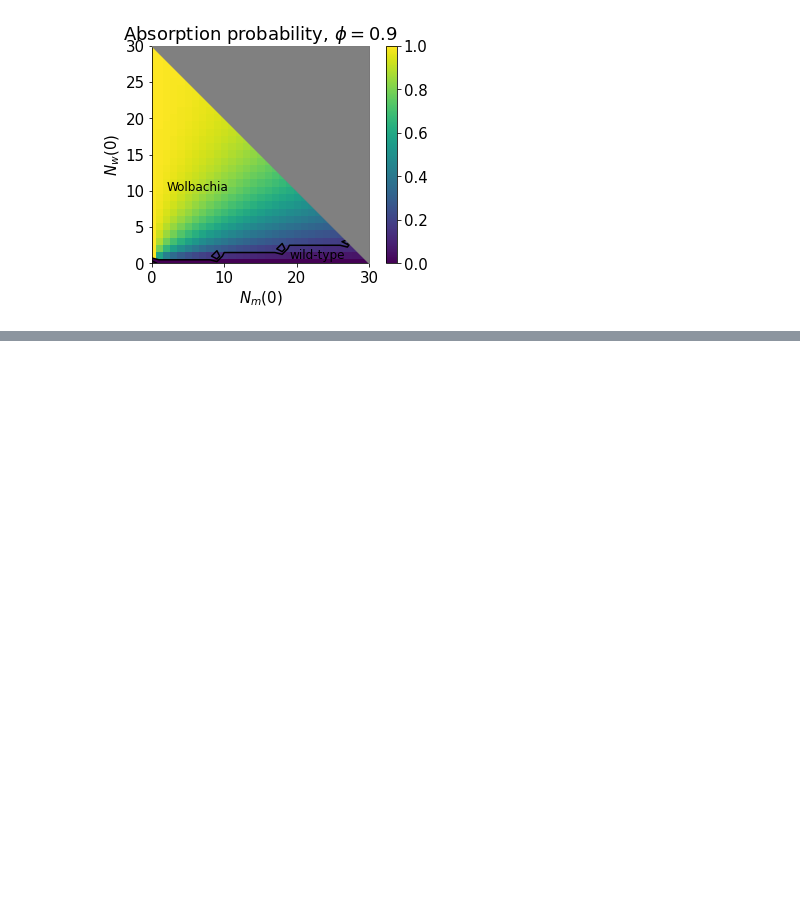
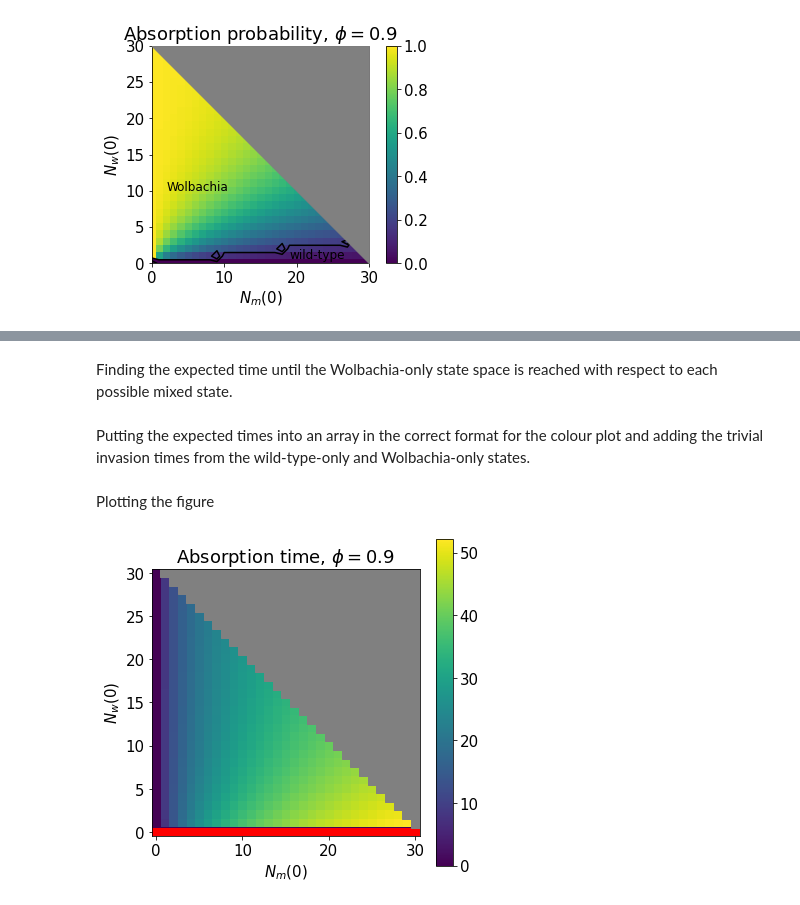
Before and after one commit to ahb48/Wolbachia_invasion_households, a Jupyter notebook: Figure_10.ipynb, the cells around one changed output, grey strips where cells are left out. Saved outputs shown, nothing was run; the diff lists cells and outputs as text; code cells hidden in the pictures; blank space fills up the shorter version.

```diff
--- a/Figure_10.ipynb
+++ b/Figure_10.ipynb
@@ -17,12 +18,14 @@ import importlib
 import Rate_transitions
 import Finding_dictionary_keys
 import Prob_absorb_to_each
+import Time_absorb_wild_states
 import Hughes_model
 
 get_transition = Rate_transitions.get_transition_Hughes
 find_keys = Finding_dictionary_keys.find_keys
 prob_reach_absorb = Prob_absorb_to_each.prob_reach_absorb_Hughes
 F = Hughes_model.F_hughes
+absorb_time_wolb = Time_absorb_wild_states.absorb_time_wolb_Hughes
 
 # scripts autosave, so no need to re-run code chunk after making changes
 %load_ext autoreload
@@ -121,0 +130,51 @@ plt.savefig('bifurcation_color_map_v1.pdf', bbox_inches='tight')  # saves figure
+# %% [markdown]
+Finding the expected time until the Wolbachia-only state space is reached with respect to each possible mixed state.
+# %%
+invade_time = absorb_time_wolb(max_pop,np.ones(n_transient),params_dict) # fincing the escpected invasion times
+# %% [markdown]
+Putting the expected times into an array in the correct format for the colour plot and adding the trivial invasion times from the wild-type-only and Wolbachia-only states.
+# %%
+col_map_time = np.zeros((max_pop+1,max_pop+1))  # initialing array for all the invasion times
+
+for k in range(n_transient):    # looping over all the mixed/ transient states
+    # setting the index of the current invasion probability corresponding to the intial state
+    indx1, indx2 = trans_dict[k]
+    col_map_time[indx1,indx2] = invade_time[k]  # recording the expcted invasion time
+
+for i in range(max_pop):  # looping over the wild-type/ Wolbachia-only state space
+    # invasion time starting from a wild-type only state is infinite
+    # (we just use a place holder here and colout accordingly in the figure)
+    col_map_time[i+1,0] = 0
+    col_map_time[0,i+1] = 0  # expected invasion time from a Wolbachia-only state is 0
+# %% [markdown]
+Plotting the figure
+# %%
+matplotlib.rcParams.update({'font.size': 15})   # font size
+plt.figure(figsize=(6, 6))                      # figure size
+
+Z = np.transpose(col_map_time)    # change to right way round
+my_cmap = plt.cm.viridis          # colour scheme
+num_levels = 100000
+my_cmap = ListedColormap(my_cmap(np.linspace(0, 1, num_levels)))   # define how fine a colour scale want
+plt.imshow(Z, cmap=my_cmap, interpolation='nearest', origin='lower')  # produces colour plot
+plt.xlabel('$N_m(0)$')  # x label
+plt.ylabel('$N_w(0)$')  # y label
+
+# highlights the specific squares with a red rectangle
+# this is to denote the initial states over which the expected time to invasion is infinite
+highlight_row, highlight_col = 0, 0
+rect = Rectangle((highlight_col - 0.5, highlight_row - 0.5), 31, 1, facecolor='red')
+current_axes = plt.gca()          # saves current axes
+current_axes.add_patch(rect)      # adds rectangle
+
+# colours the squares corresponding to the state space that is out of bounds grey
+for i in range(max_pop):   # looping over the y axis
+    highlight_row, highlight_col = max_pop-i,1+i
+    rect = Rectangle((highlight_col - 0.5, highlight_row - 0.5), max_pop, 1, edgecolor='gray', facecolor='gray')
+    current_axes.add_patch(rect)    # adds the rectangle
+
+plt.colorbar()    # adds colour bar
+plt.title('Absorption time, $\phi=${}'.format(phi))        # title
+plt.savefig('absorb_time_color_map_v1.pdf', bbox_inches='tight')   # save figure
+# %% [output]
+[figure, added]
```
Also changed, not shown: parts of 5 cells of this notebook, 2 other files.
